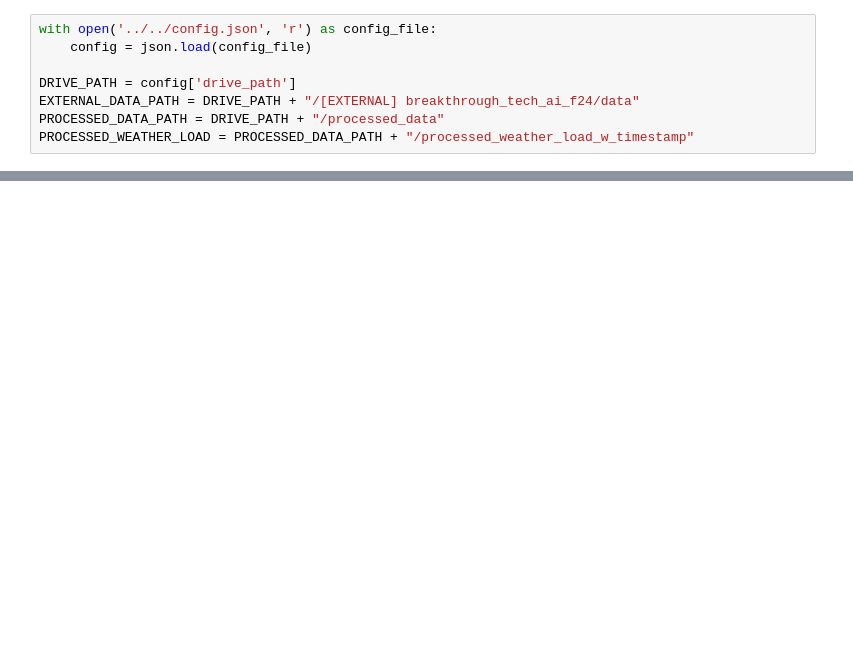
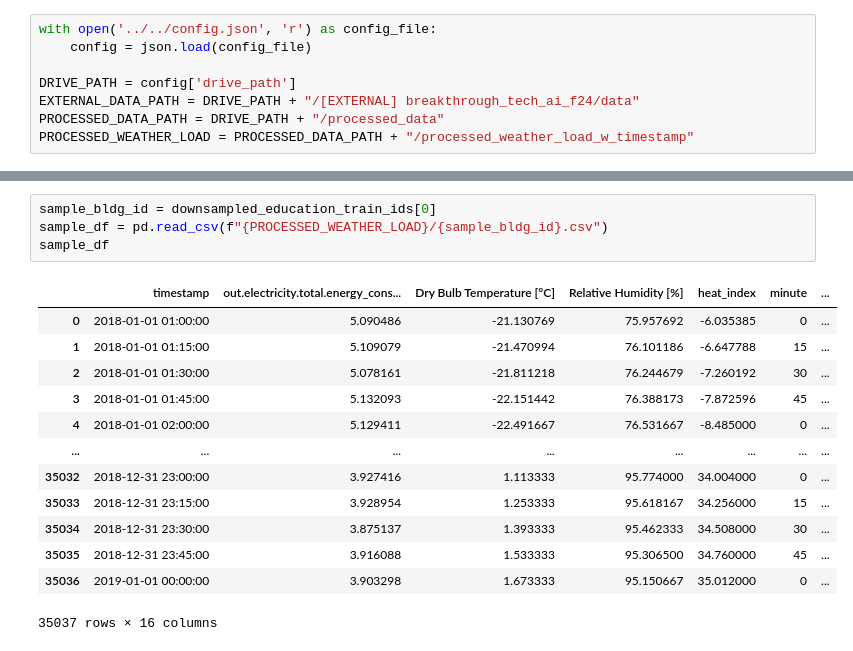
Before and after one commit to mainoahmuna/FermataEnergy_BTTStudio, a Jupyter notebook: src/advanced_models/gradient_boosted_catboost.ipynb, the cells around one changed output, grey strips where cells are left out. Cells and saved outputs as stored; diff of their text form; blank space fills up the shorter version.

```diff
--- a/src/advanced_models/gradient_boosted_catboost.ipynb
+++ b/src/advanced_models/gradient_boosted_catboost.ipynb
@@ -327,0 +245,18 @@ for X_batch, y_batch in batch_data_generator(X, y, batch_size):
+# %%
+sample_bldg_id = downsampled_education_train_ids[0]
+sample_df = pd.read_csv(f"{PROCESSED_WEATHER_LOAD}/{sample_bldg_id}.csv")
+sample_df
+# %% [output]
+|  | timestamp | out.electricity.total.energy_cons... | Dry Bulb Temperature [°C] | Relative Humidity [%] | heat_index | minute | ... |
+| 0 | 2018-01-01 01:00:00 | 5.090486 | -21.130769 | 75.957692 | -6.035385 | 0 | ... |
+| 1 | 2018-01-01 01:15:00 | 5.109079 | -21.470994 | 76.101186 | -6.647788 | 15 | ... |
+| 2 | 2018-01-01 01:30:00 | 5.078161 | -21.811218 | 76.244679 | -7.260192 | 30 | ... |
+| 3 | 2018-01-01 01:45:00 | 5.132093 | -22.151442 | 76.388173 | -7.872596 | 45 | ... |
+| 4 | 2018-01-01 02:00:00 | 5.129411 | -22.491667 | 76.531667 | -8.485000 | 0 | ... |
+| ... | ... | ... | ... | ... | ... | ... | ... |
+| 35032 | 2018-12-31 23:00:00 | 3.927416 | 1.113333 | 95.774000 | 34.004000 | 0 | ... |
+| 35033 | 2018-12-31 23:15:00 | 3.928954 | 1.253333 | 95.618167 | 34.256000 | 15 | ... |
+| 35034 | 2018-12-31 23:30:00 | 3.875137 | 1.393333 | 95.462333 | 34.508000 | 30 | ... |
+| 35035 | 2018-12-31 23:45:00 | 3.916088 | 1.533333 | 95.306500 | 34.760000 | 45 | ... |
+| 35036 | 2019-01-01 00:00:00 | 3.903298 | 1.673333 | 95.150667 | 35.012000 | 0 | ... |
+35037 rows × 16 columns
```
Also changed, not shown: parts of 41 cells of this notebook, 3 other files.
